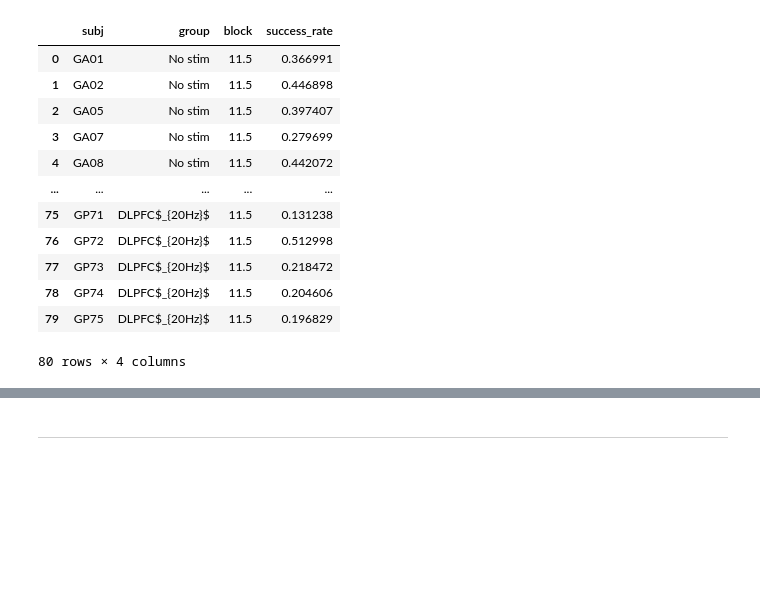
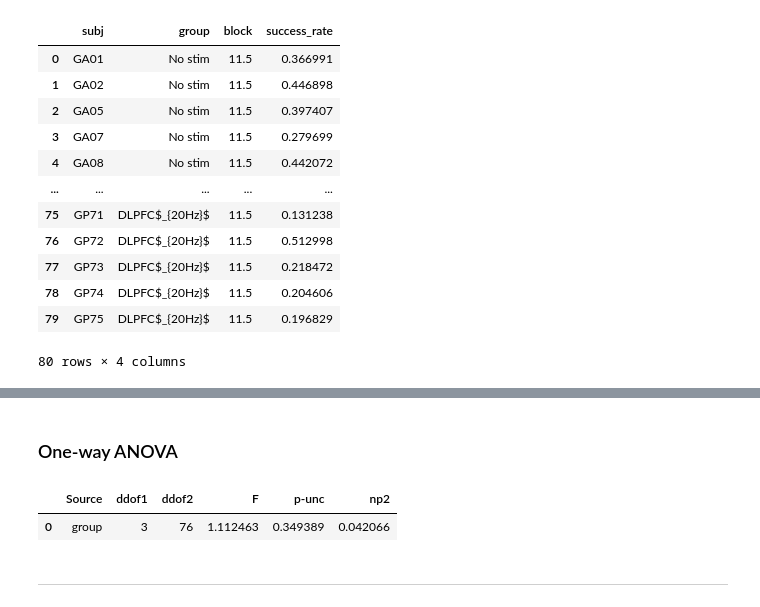
Before and after one commit to psb629/CommonLab, a Jupyter notebook: GP/scripts/Behavior.fig.2.ipynb, the cells around one changed output, grey strips where cells are left out. Saved outputs shown, nothing was run; the diff lists cells and outputs as text; code cells hidden in the pictures; blank space fills up the shorter version.

```diff
--- a/GP/scripts/Behavior.fig.2.ipynb
+++ b/GP/scripts/Behavior.fig.2.ipynb
@@ -458,6 +462,17 @@ fig.savefig(
     , dpi=300, facecolor=[1,1,1,1]
     , bbox_inches = "tight"
 )
+# %% [markdown]
+### One-way ANOVA
+# %%
+pg.anova(
+    data=dh,
+    dv='success_rate', between='group',
+    detailed=False, effsize="np2"
+)
+# %% [output]
+|  | Source | ddof1 | ddof2 | F | p-unc | np2 |
+| 0 | group | 3 | 76 | 1.112463 | 0.349389 | 0.042066 |
 # %% [markdown]
 ---
 # %%
```
Also changed, not shown: parts of 7 cells of this notebook, 1 other file.
